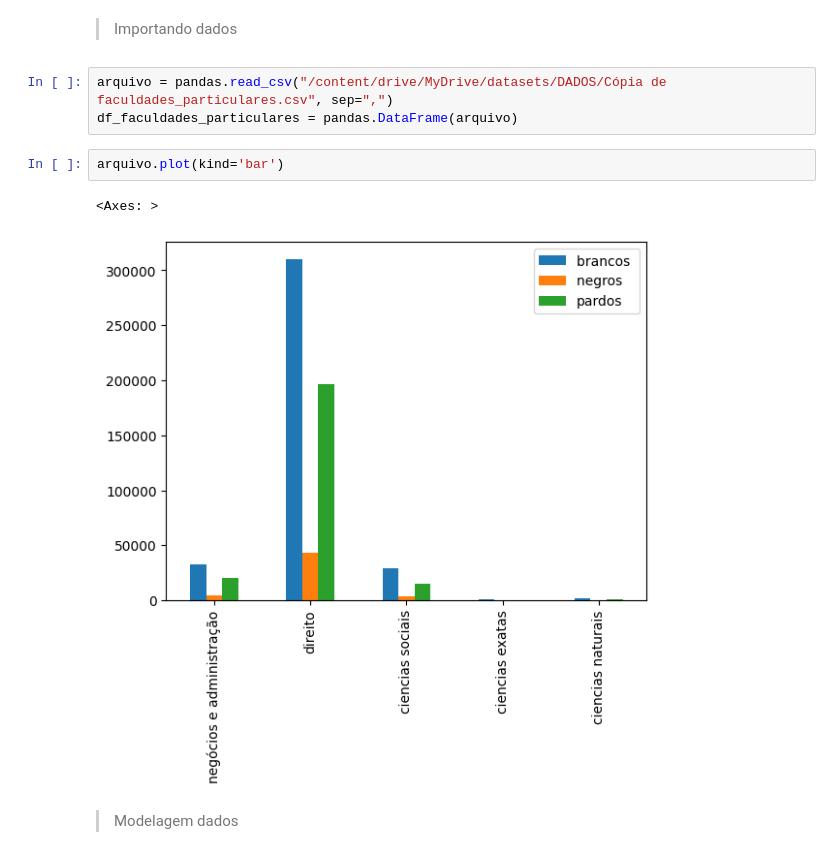
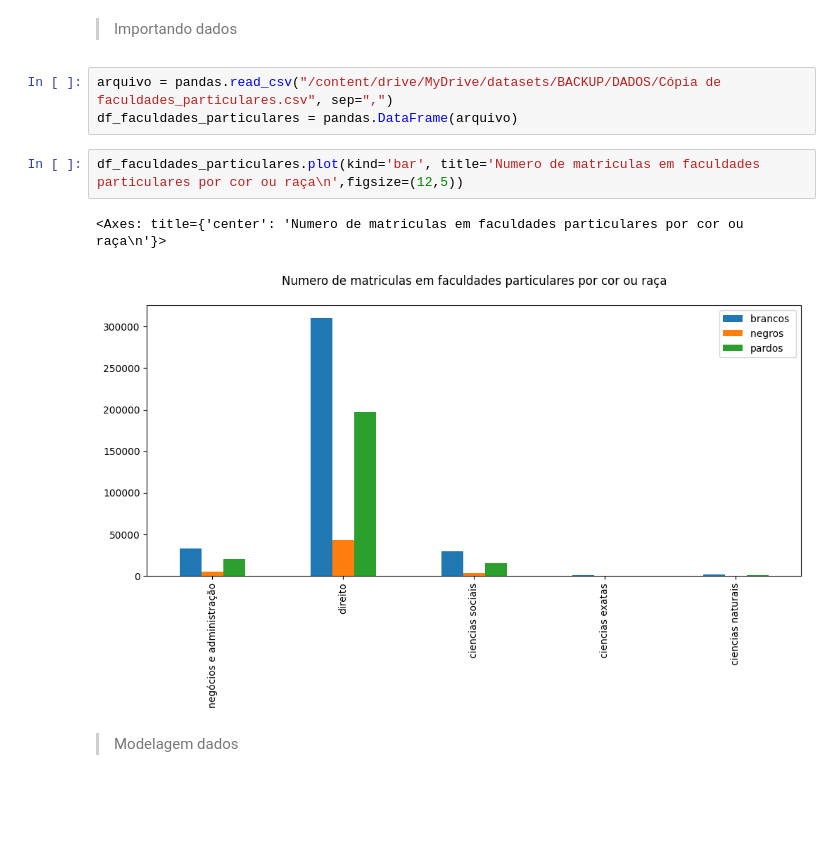
Before and after one commit to rootProject1/Main-Project, a Jupyter notebook: Taxa_de_Desemprego_Por_Cor_ou_Raca.ipynb, the cells around one changed output. Saved outputs shown, nothing was run; the diff lists cells and outputs as text; blank space fills up the shorter version.

```diff
--- a/Taxa_de_Desemprego_Por_Cor_ou_Raca.ipynb
+++ b/Taxa_de_Desemprego_Por_Cor_ou_Raca.ipynb
@@ -316,13 +314,13 @@ plt.show()
 # %% [markdown]
 > Importando dados
 # %%
-arquivo = pandas.read_csv("/content/drive/MyDrive/datasets/DADOS/Cópia de faculdades_particulares.csv", sep=",")
+arquivo = pandas.read_csv("/content/drive/MyDrive/datasets/BACKUP/DADOS/Cópia de faculdades_particulares.csv", sep=",")
 df_faculdades_particulares = pandas.DataFrame(arquivo)
-# %%
-arquivo.plot(kind='bar')
-# %% [output]
-<Axes: >
-[figure, removed]
+# %%
+df_faculdades_particulares.plot(kind='bar', title='Numero de matriculas em faculdades particulares por cor ou raça\n',figsize=(12,5))
+# %% [output]
+<Axes: title={'center': 'Numero de matriculas em faculdades particulares por cor ou raça\n'}>
+[figure, added]
 # %% [markdown]
 > Modelagem dados
 # %%
```
Also changed, not shown: parts of 21 cells of this notebook.
